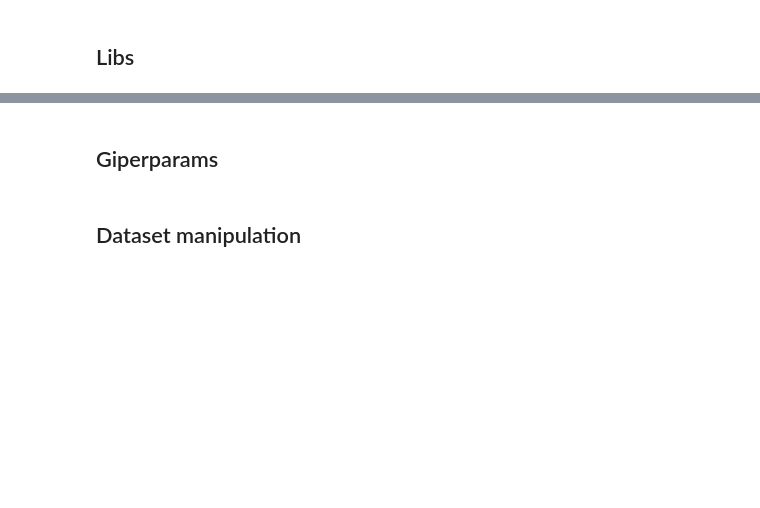
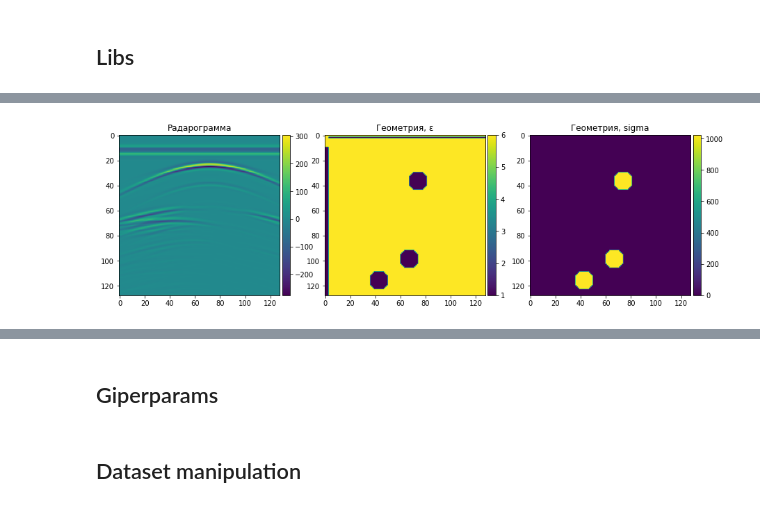
Before and after one commit to NikolaevMikhailRoma/gprMax_project, a Jupyter notebook: ML.ipynb, the cells around one changed output, grey strips where cells are left out. Cells and saved outputs as stored; diff of their text form; code cells hidden in the pictures; blank space fills up the shorter version.

```diff
--- a/ML.ipynb
+++ b/ML.ipynb
@@ -62,0 +176,4 @@ VAL_SPLIT = 0.1
+# %%
+visualizate_range_dataset_sample(data_bscans, data_geometry)
+# %% [output]
+[figure, added]
```
Also changed, not shown: parts of 14 cells of this notebook.
